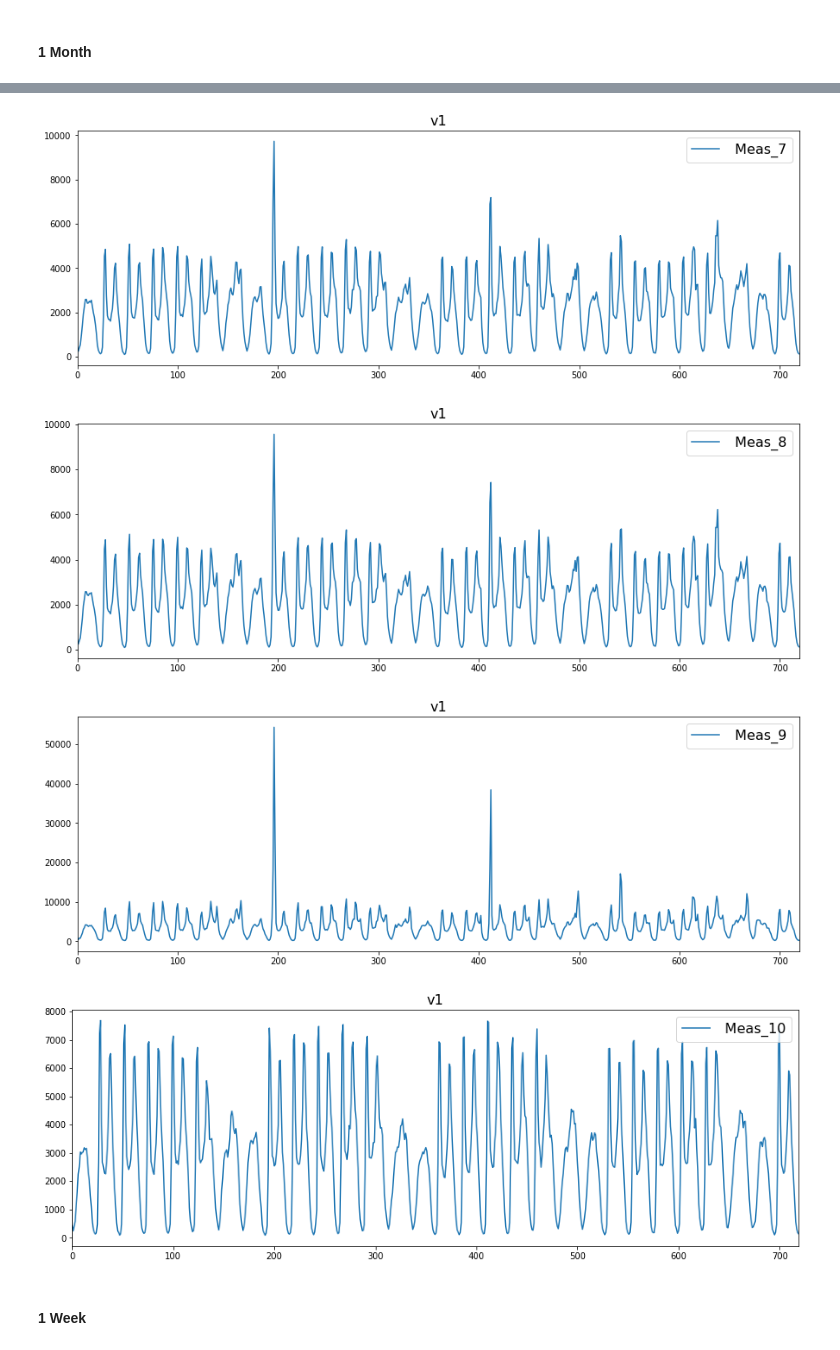
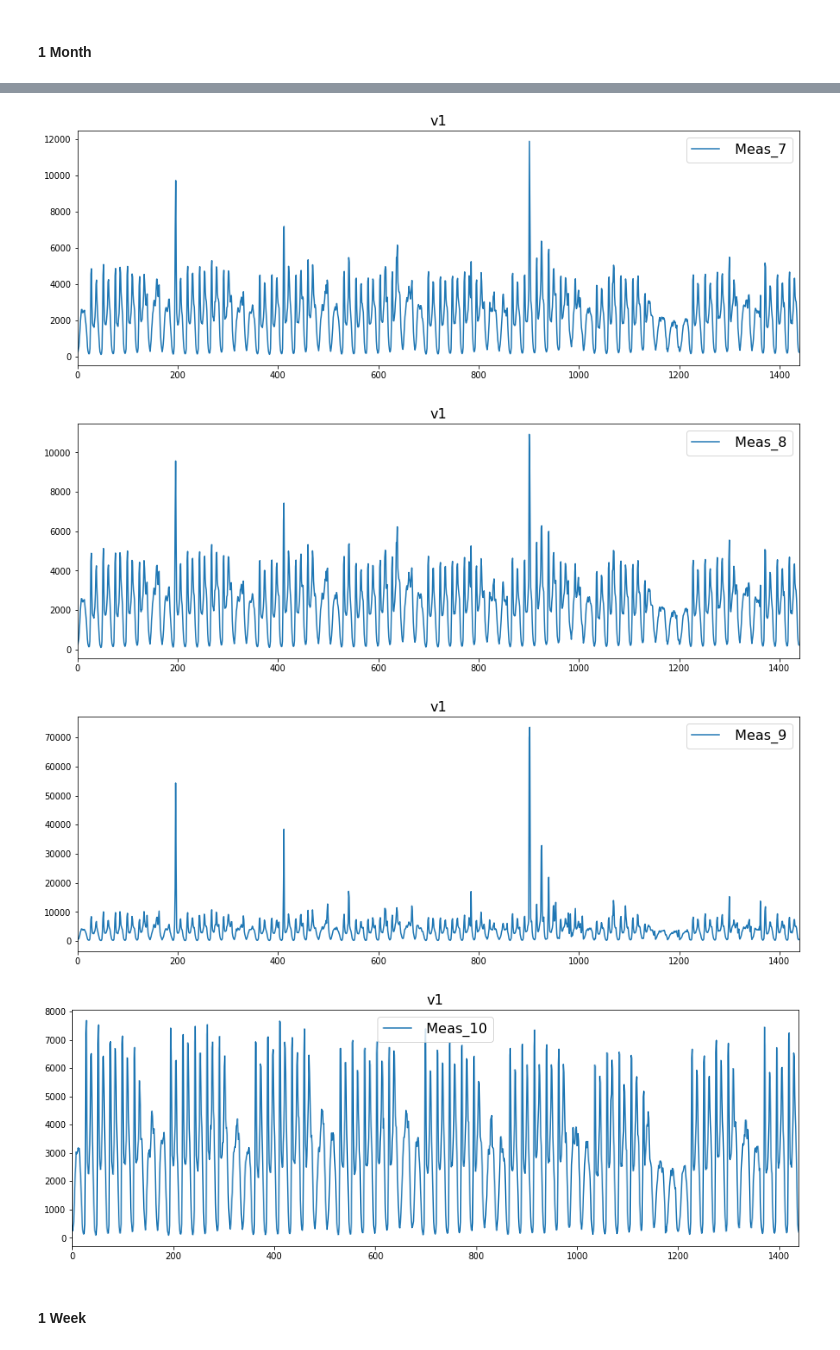
Before and after one commit to michael135/time_series_clustering, a Jupyter notebook: new_data_3_5-10_columns.ipynb, the cells around one changed output, grey strips where cells are left out. Saved outputs shown, nothing was run; the diff lists cells and outputs as text; code cells hidden in the pictures.

```diff
--- a/new_data_3_5-10_columns.ipynb
+++ b/new_data_3_5-10_columns.ipynb
@@ -54,7 +72,7 @@ for col in sel_columns:
 # %%
 for col in sel_columns:
     for i, df in enumerate([v1]):
-        df[[col]][:720].plot(figsize=(15,5));
+        df[[col]][:1440].plot(figsize=(15,5));
         plt.title(v_names[i], fontsize=16)
         plt.legend(fontsize=16)
 # %% [output]
@@ -63,7 +81,7 @@ for col in sel_columns:
-[figure, old version]
+[figure, new version]
-[figure, old version]
+[figure, new version]
-[figure, old version]
+[figure, new version]
-[figure, old version]
+[figure, new version]
 # %% [markdown]
 #### 1 Week
 # %%
```
Also changed, not shown: parts of 3 cells of this notebook, 9 other files.
